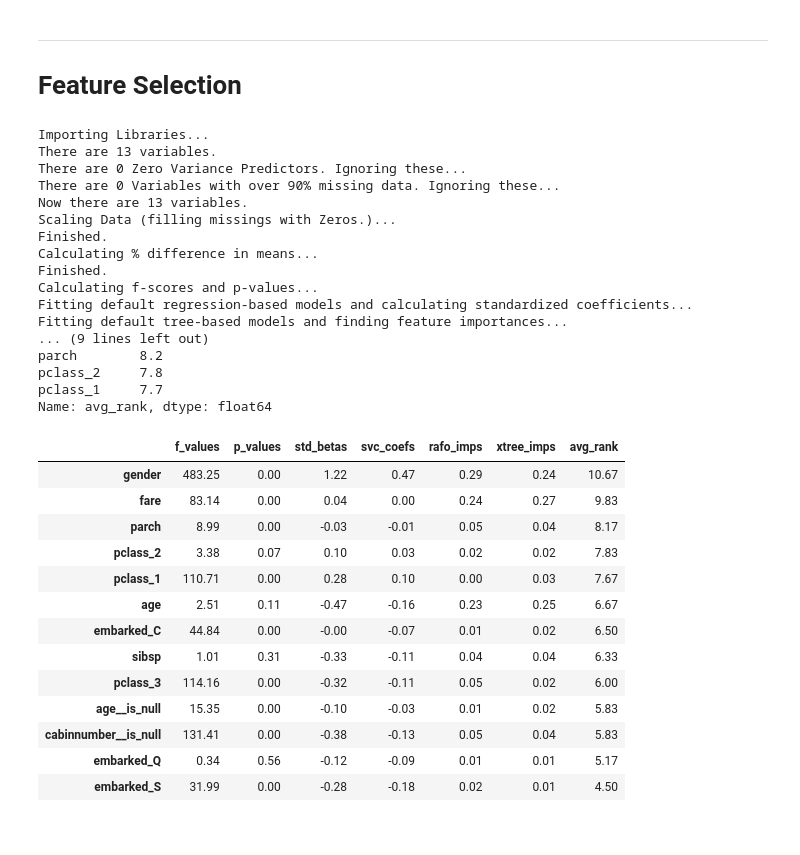
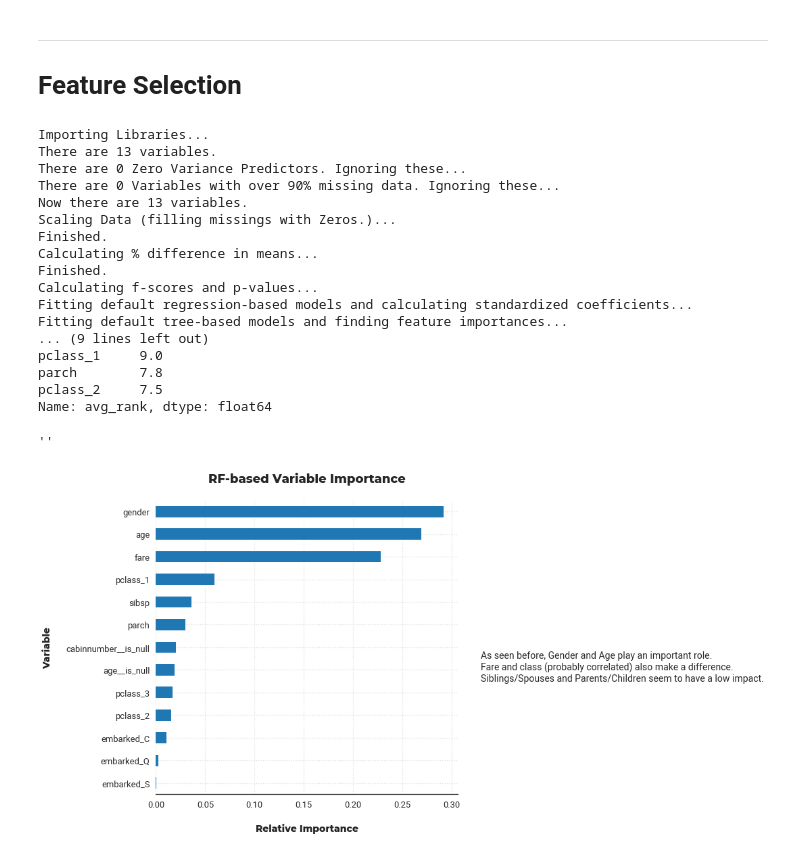
Before and after one commit to dushyantkhosla/ds-docker-walkthru-titanic, a Jupyter notebook: notebooks/03-Explore.ipynb, the cells around one changed output. Saved outputs shown, nothing was run; the diff lists cells and outputs as text; code cells hidden in the pictures.

```diff
--- a/notebooks/03-Explore.ipynb
+++ b/notebooks/03-Explore.ipynb
@@ -220,10 +203,7 @@ y = df['survived'].copy()
 
 from src.features.selection import find_important_variables
 
-important_vars = \
-find_important_variables(X=X, y=y)
-
-important_vars.round(2).sort_values('avg_rank', ascending=False)
+important_vars = find_important_variables(X=X, y=y)
 # %% [output]
 Importing Libraries...
 There are 13 variables.
@@ -238,21 +218,35 @@ Calculating f-scores and p-values...
 Fitting default regression-based models and calculating standardized coefficients...
 Fitting default tree-based models and finding feature importances...
 ... (9 lines left out)
-parch        8.2
-pclass_2     7.8
-pclass_1     7.7
+pclass_1     9.0
+parch        7.8
+pclass_2     7.5
 Name: avg_rank, dtype: float64
-|  | f_values | p_values | std_betas | svc_coefs | rafo_imps | xtree_imps | avg_rank |
-| gender | 483.25 | 0.00 | 1.22 | 0.47 | 0.29 | 0.24 | 10.67 |
-| fare | 83.14 | 0.00 | 0.04 | 0.00 | 0.24 | 0.27 | 9.83 |
-| parch | 8.99 | 0.00 | -0.03 | -0.01 | 0.05 | 0.04 | 8.17 |
-| pclass_2 | 3.38 | 0.07 | 0.10 | 0.03 | 0.02 | 0.02 | 7.83 |
-| pclass_1 | 110.71 | 0.00 | 0.28 | 0.10 | 0.00 | 0.03 | 7.67 |
-| age | 2.51 | 0.11 | -0.47 | -0.16 | 0.23 | 0.25 | 6.67 |
-| embarked_C | 44.84 | 0.00 | -0.00 | -0.07 | 0.01 | 0.02 | 6.50 |
-| sibsp | 1.01 | 0.31 | -0.33 | -0.11 | 0.04 | 0.04 | 6.33 |
-| pclass_3 | 114.16 | 0.00 | -0.32 | -0.11 | 0.05 | 0.02 | 6.00 |
-| age__is_null | 15.35 | 0.00 | -0.10 | -0.03 | 0.01 | 0.02 | 5.83 |
-| cabinnumber__is_null | 131.41 | 0.00 | -0.38 | -0.13 | 0.05 | 0.04 | 5.83 |
-| embarked_Q | 0.34 | 0.56 | -0.12 | -0.09 | 0.01 | 0.01 | 5.17 |
-| embarked_S | 31.99 | 0.00 | -0.28 | -0.18 | 0.02 | 0.01 | 4.50 |
+# %%
+fig, ax = plt.subplots(figsize=(8, 8))
+
+important_vars.loc[:, 'rafo_imps'].sort_values().plot.barh(ax=ax)
+
+ax.set_title("RF-based Variable Importance\n", fontdict=font_title);
+ax.set_xlabel("\nRelative Importance", fontdict=font_axes)
+ax.set_ylabel("Variable\n", fontdict=font_axes)
+
+ax.grid(True, linestyle=":", alpha=0.6)
+
+ax.spines['top'].set_visible(False)
+ax.spines['left'].set_visible(False)
+ax.spines['right'].set_visible(False)
+
+ax.text(0.31, 4,
+        """
+        As seen before, Gender and Age play an important role.
+        Fare and class (probably correlated) also make a difference.
+        Siblings/Spouses and Parents/Children seem to have a low impact.
+        """,
+        fontdict=font_text)
+
+plt.savefig("reports/figures/04-variable-importance.png", bbox_inches='tight', pad_inches=0.5)
+;
+# %% [output]
+''
+[figure, added]
```
Also changed, not shown: parts of 5 cells of this notebook, 8 other files.
